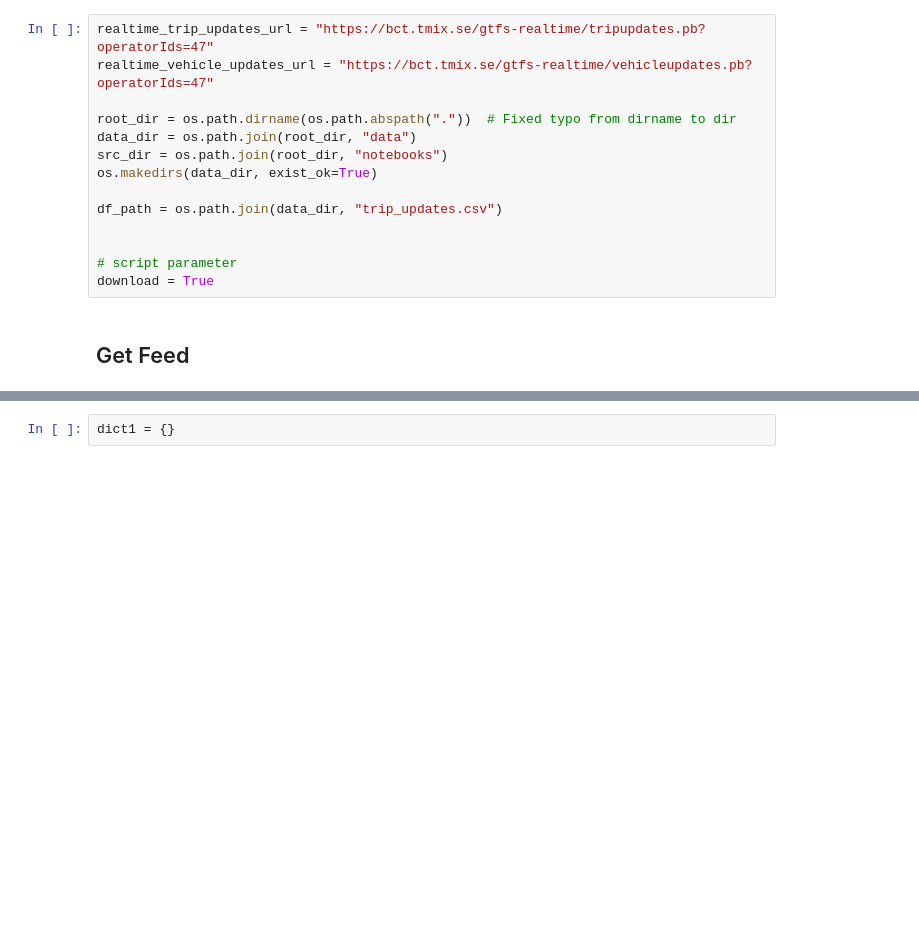
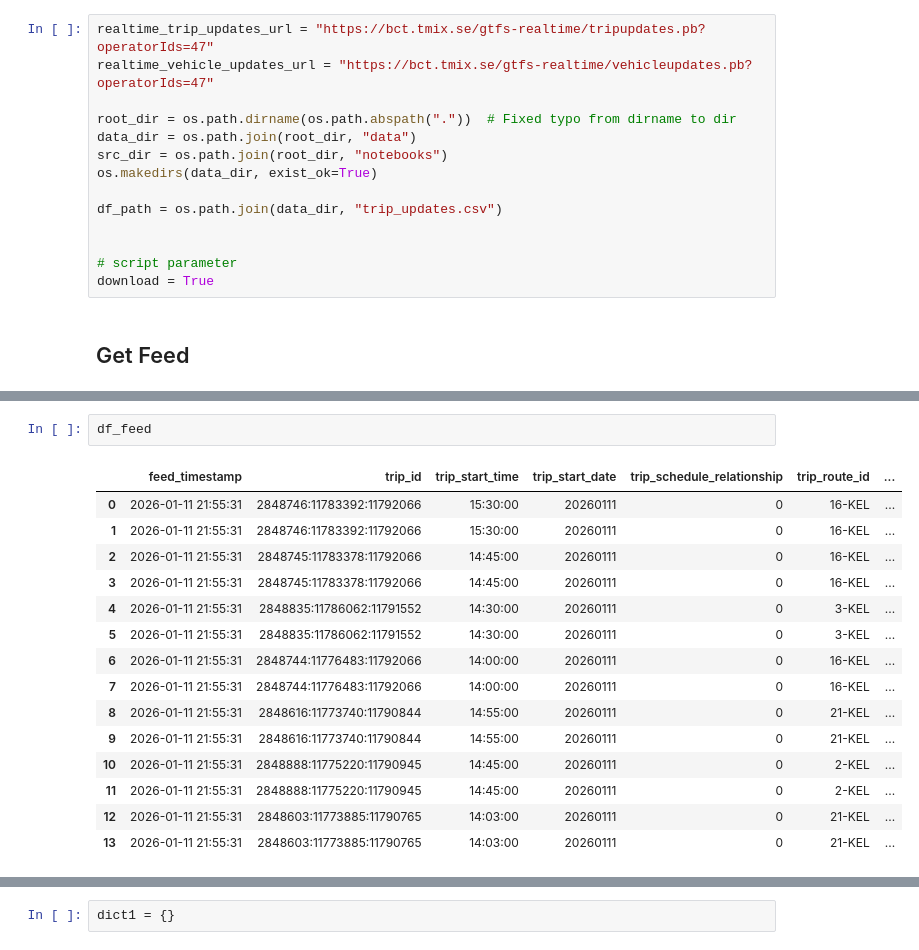
Before and after one commit to AbdulRahmanSilmy/transit-forecasting, a Jupyter notebook: notebooks/data_ingestion_trip_update.ipynb, the cells around one changed output, grey strips where cells are left out. Cells and saved outputs as stored; diff of their text form; blank space fills up the shorter version.

```diff
--- a/notebooks/data_ingestion_trip_update.ipynb
+++ b/notebooks/data_ingestion_trip_update.ipynb
@@ -352,0 +439,18 @@ Feed has 96 entities.
+# %%
+df_feed
+# %% [output]
+|  | feed_timestamp | trip_id | trip_start_time | trip_start_date | trip_schedule_relationship | trip_route_id | ... |
+| 0 | 2026-01-11 21:55:31 | 2848746:11783392:11792066 | 15:30:00 | 20260111 | 0 | 16-KEL | ... |
+| 1 | 2026-01-11 21:55:31 | 2848746:11783392:11792066 | 15:30:00 | 20260111 | 0 | 16-KEL | ... |
+| 2 | 2026-01-11 21:55:31 | 2848745:11783378:11792066 | 14:45:00 | 20260111 | 0 | 16-KEL | ... |
+| 3 | 2026-01-11 21:55:31 | 2848745:11783378:11792066 | 14:45:00 | 20260111 | 0 | 16-KEL | ... |
+| 4 | 2026-01-11 21:55:31 | 2848835:11786062:11791552 | 14:30:00 | 20260111 | 0 | 3-KEL | ... |
+| 5 | 2026-01-11 21:55:31 | 2848835:11786062:11791552 | 14:30:00 | 20260111 | 0 | 3-KEL | ... |
+| 6 | 2026-01-11 21:55:31 | 2848744:11776483:11792066 | 14:00:00 | 20260111 | 0 | 16-KEL | ... |
+| 7 | 2026-01-11 21:55:31 | 2848744:11776483:11792066 | 14:00:00 | 20260111 | 0 | 16-KEL | ... |
+| 8 | 2026-01-11 21:55:31 | 2848616:11773740:11790844 | 14:55:00 | 20260111 | 0 | 21-KEL | ... |
+| 9 | 2026-01-11 21:55:31 | 2848616:11773740:11790844 | 14:55:00 | 20260111 | 0 | 21-KEL | ... |
+| 10 | 2026-01-11 21:55:31 | 2848888:11775220:11790945 | 14:45:00 | 20260111 | 0 | 2-KEL | ... |
+| 11 | 2026-01-11 21:55:31 | 2848888:11775220:11790945 | 14:45:00 | 20260111 | 0 | 2-KEL | ... |
+| 12 | 2026-01-11 21:55:31 | 2848603:11773885:11790765 | 14:03:00 | 20260111 | 0 | 21-KEL | ... |
+| 13 | 2026-01-11 21:55:31 | 2848603:11773885:11790765 | 14:03:00 | 20260111 | 0 | 21-KEL | ... |
```
Also changed, not shown: parts of 13 cells of this notebook, 2 other files.
